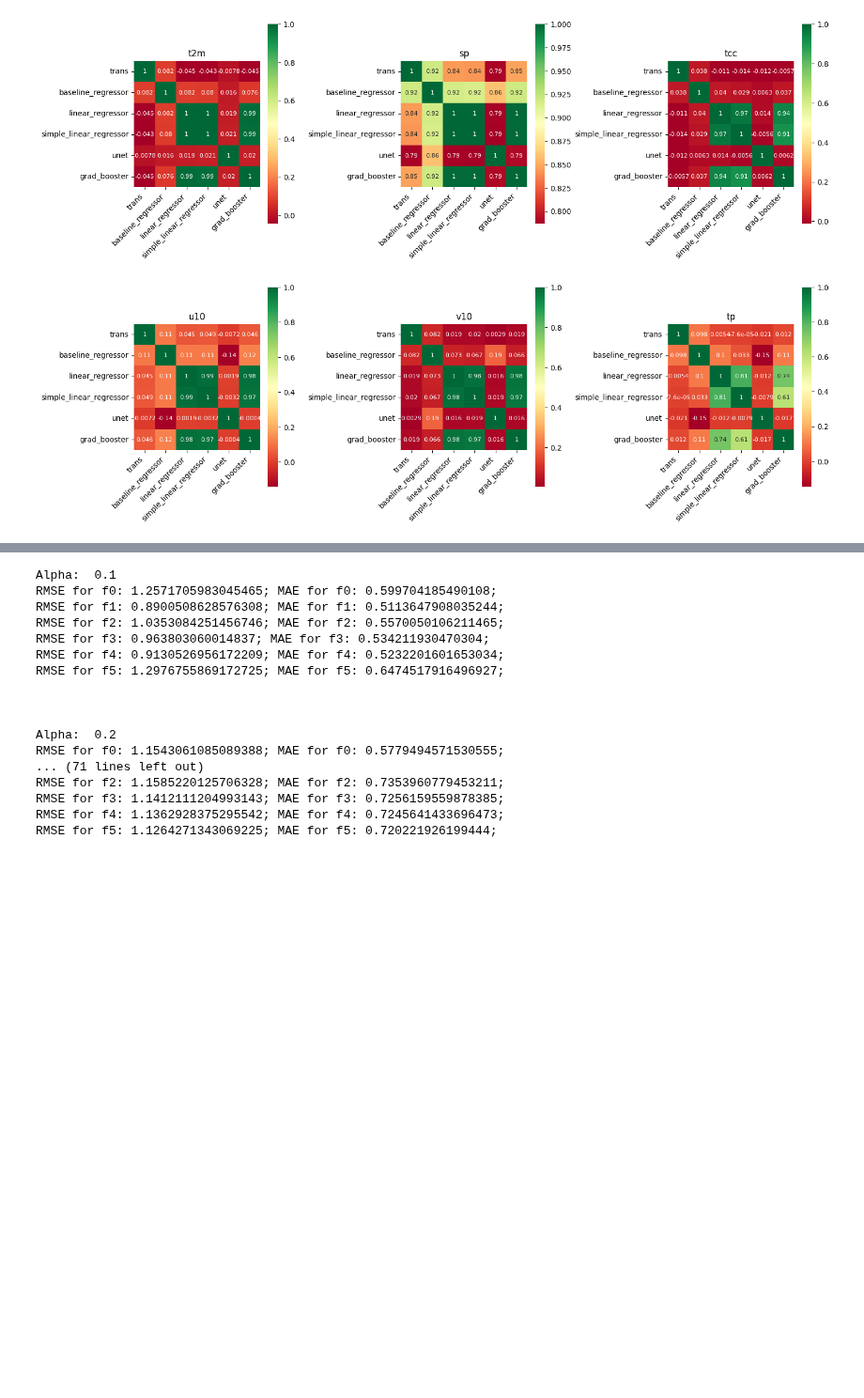
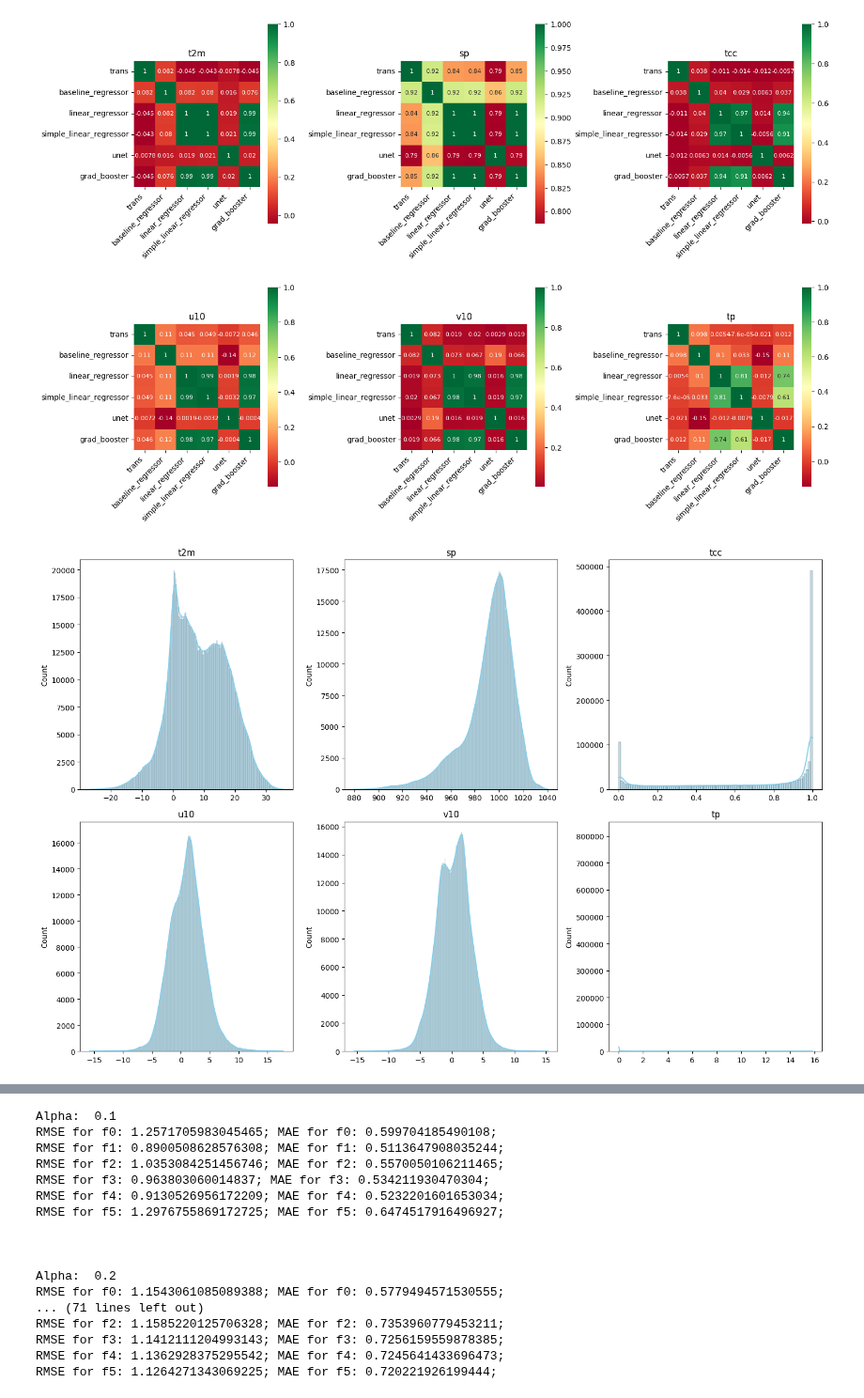
Before and after one commit to iwamaciek/stwp, a Jupyter notebook: demos/experiments.ipynb, the cells around one changed output, grey strips where cells are left out. Shown at 94% size. Drawn from its saved outputs; the diff is of its cells as text; code cells hidden in the pictures; blank space fills up the shorter version.

Commit message:
[#28] Feature distributions

```diff
--- a/demos/experiments.ipynb
+++ b/demos/experiments.ipynb
@@ -14,3 +14,7 @@ anal.plot_err_corr_matrix()
 anal.plot_pred_corr_matrix()
 # %% [output]
 [figure]
+# %%
+anal.plot_feature_distributions('hist')
+# %% [output]
+[figure, added]
```
Also changed, not shown: parts of 1 cell of this notebook, 1 other file.
